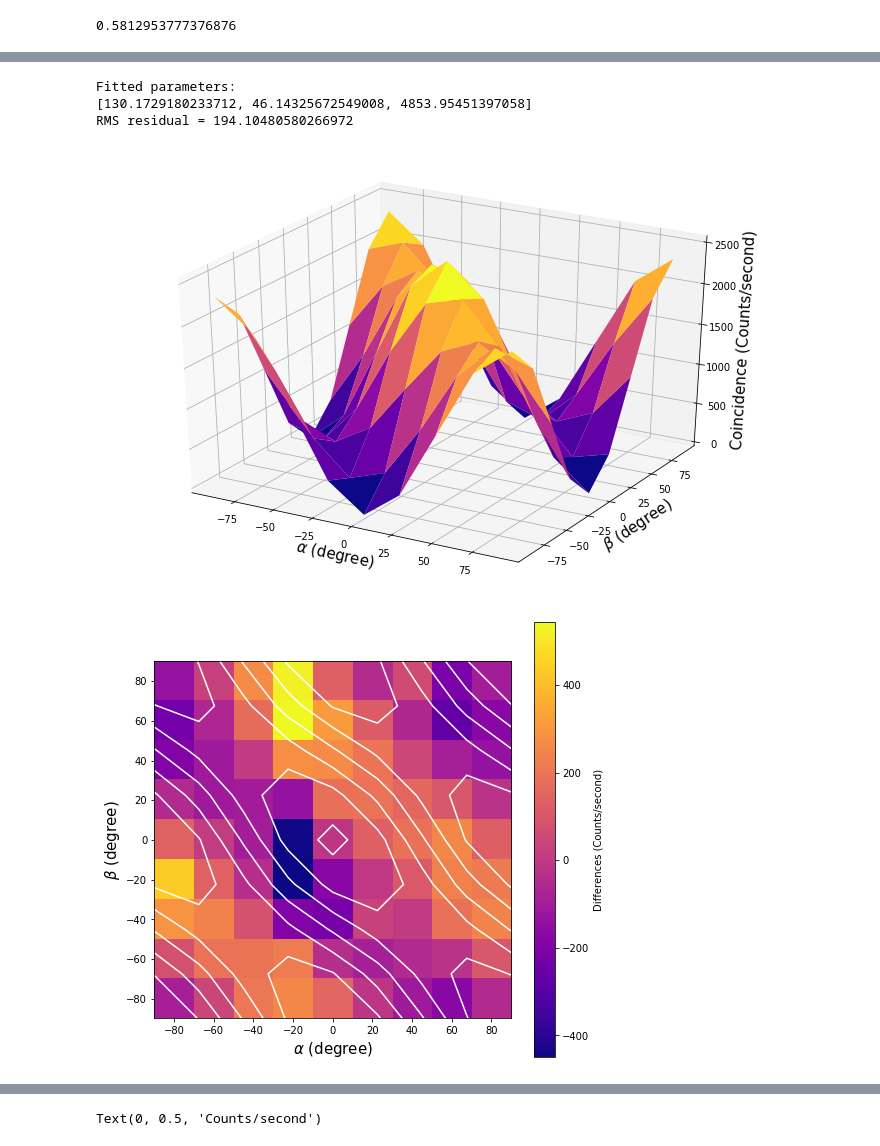
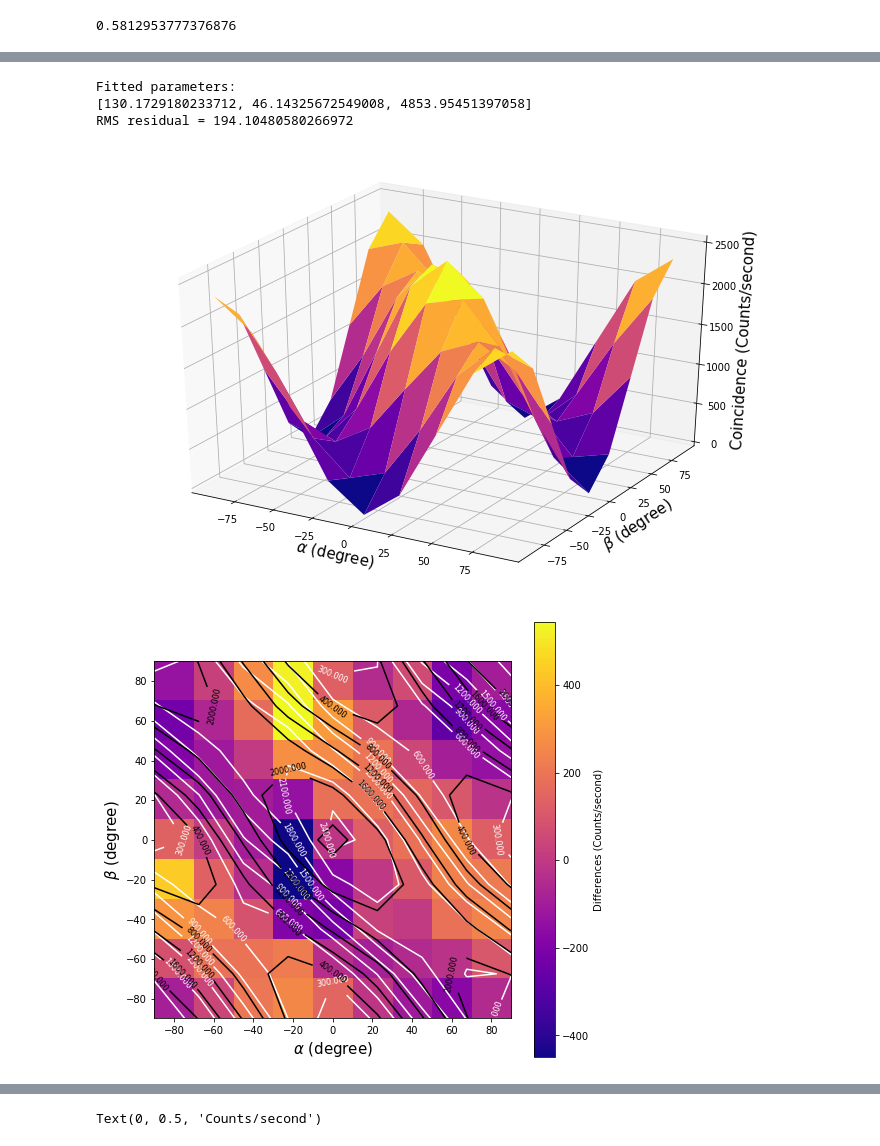
Before and after one commit to Wendywanw/111-labs, a Jupyter notebook: QIE/Untitled.ipynb, the cells around one changed output, grey strips where cells are left out. Drawn from its saved outputs; the diff is of its cells as text; code cells hidden in the pictures.

```diff
--- a/QIE/Untitled.ipynb
+++ b/QIE/Untitled.ipynb
@@ -85,7 +85,7 @@ for b in betas:
     counts = []
     for i in alphas:
         counts += [find(i,b)['AB'].values[0]]
-    ax.plot((np.array(alphas)-270)*2,counts, label = 'beta = {}'.format(b-28))
+    ax.plot((np.array(alphas)-270)*2,counts, label = 'beta = {}'.format((b-28)*2))
 ax.set_xlabel('Alpha Degree')
 ax.set_ylabel('Coincidents counts')
 plt.legend()
@@ -183,10 +215,10 @@ def prob(a,b):
     if (a>0) & (b>0):
         a_p = a-45
         b_p = b-45
-    elif (a>0) & (b<=0):
+    elif (a>=0) & (b<=0):
         a_p = a-45
         b_p = b+45
-    elif (a<=0) & (b>0):
+    elif (a<0) & (b>0):
         a_p = a+45
         b_p = b-45
     elif (a<=0) & (b<=0):
@@ -1039,32 +1141,35 @@ print(prop)
 rms = np.sqrt(np.mean((ZZ - fit)**2))
 print('RMS residual =', rms)
 
 # Plot the 3D figure of the fitted function and the residuals.
 fig = plt.figure(figsize=(12,8))
 ax = fig.gca(projection='3d')
 ax.plot_surface(X, Y, fit, cmap='plasma')
 # cset = ax.contourf(X, Y, ZZ-fit, zdir='z', offset=0, cmap='plasma')
 ax.set_zlim(0,np.max(fit)+0.2)
 ax.set_zlabel('Coincidence (Counts/second)',fontsize = 15)
 ax.set_xlabel(r'$\alpha$ (degree)',fontsize = 15)
 ax.set_ylabel(r'$\beta$ (degree)',fontsize = 15)
 # ax.set_title(r'$a$')
 plt.show()
 
 # Plot the test data as a 2D image and the fit as overlaid contours.
 fig = plt.figure(figsize = (8,8))
 ax = fig.add_subplot(111)
 heatmap = ax.imshow(Z-fit, origin='bottom', cmap='plasma',
           extent=(x.min(), x.max(), y.min(), y.max()))
 plt.colorbar(heatmap,label = 'Differences (Counts/second)')
-ax.contour(X, Y, fit, colors='w')
+contours = ax.contour(X, Y, Z, colors='w')
+plt.clabel(contours, inline=True, fontsize=8)
+contours = ax.contour(X, Y, fit, colors='black')
+plt.clabel(contours, inline=True, fontsize=8)
 ax.set_xlabel(r'$\alpha$ (degree)',fontsize = 15)
 ax.set_ylabel(r'$\beta$ (degree)',fontsize = 15)
 plt.show()
 # %% [output]
 [figure]
 Fitted parameters:
 [130.1729180233712, 46.14325672549008, 4853.95451397058]
 RMS residual = 194.10480580266972
 [figure]
-[figure, old version]
+[figure, new version]
```
Also changed, not shown: parts of 26 cells of this notebook.
